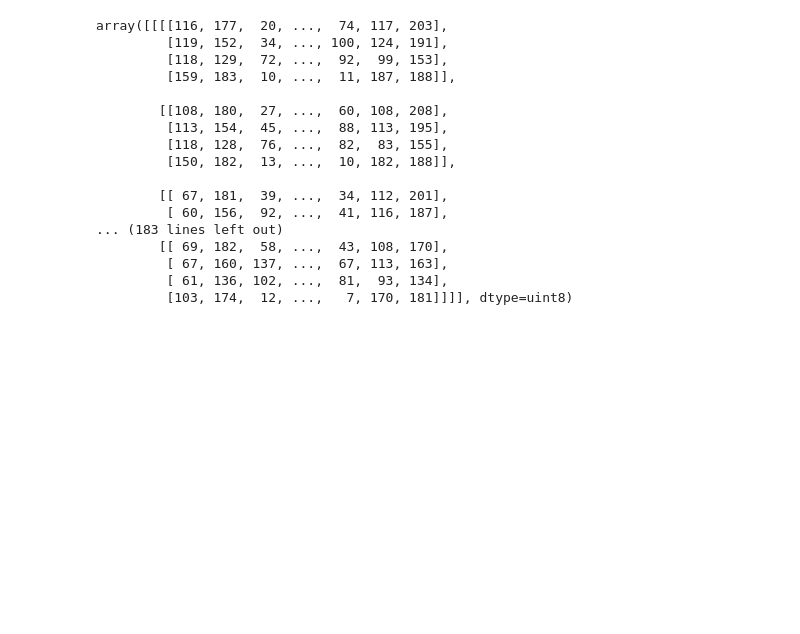
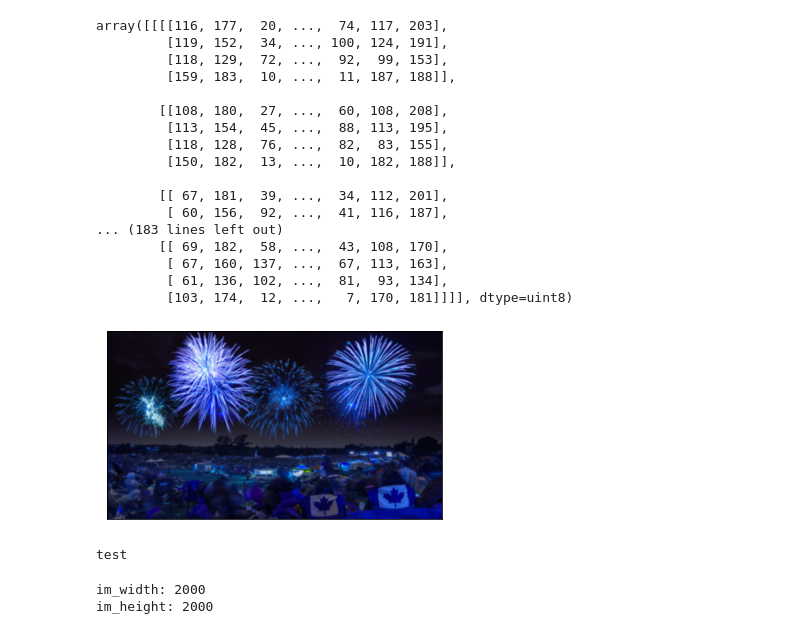
Before and after one commit to DLAssociation/LCLU_Prj, a Jupyter notebook: LUCU_Jupyter.ipynb, the cells around one changed output. Cells and saved outputs as stored; diff of their text form; code cells hidden in the pictures; blank space fills up the shorter version.

Commit message:
toolbox

```diff
--- a/LUCU_Jupyter.ipynb
+++ b/LUCU_Jupyter.ipynb
@@ -20,3 +20,15 @@ array([[[[116, 177,  20, ...,  74, 117, 203],
          [ 67, 160, 137, ...,  67, 113, 163],
          [ 61, 136, 102, ...,  81,  93, 134],
          [103, 174,  12, ...,   7, 170, 181]]]], dtype=uint8)
+# %%
+import toolbox as tb
+tb.main()
+# %% [output]
+[figure, added]
+test
+# %%
+import tif_reader as tr
+tr.readTif('09AUG11PILOT.tif')
+# %% [output]
+im_width: 2000
+im_height: 2000
```
Also changed, not shown: 5 other files.
